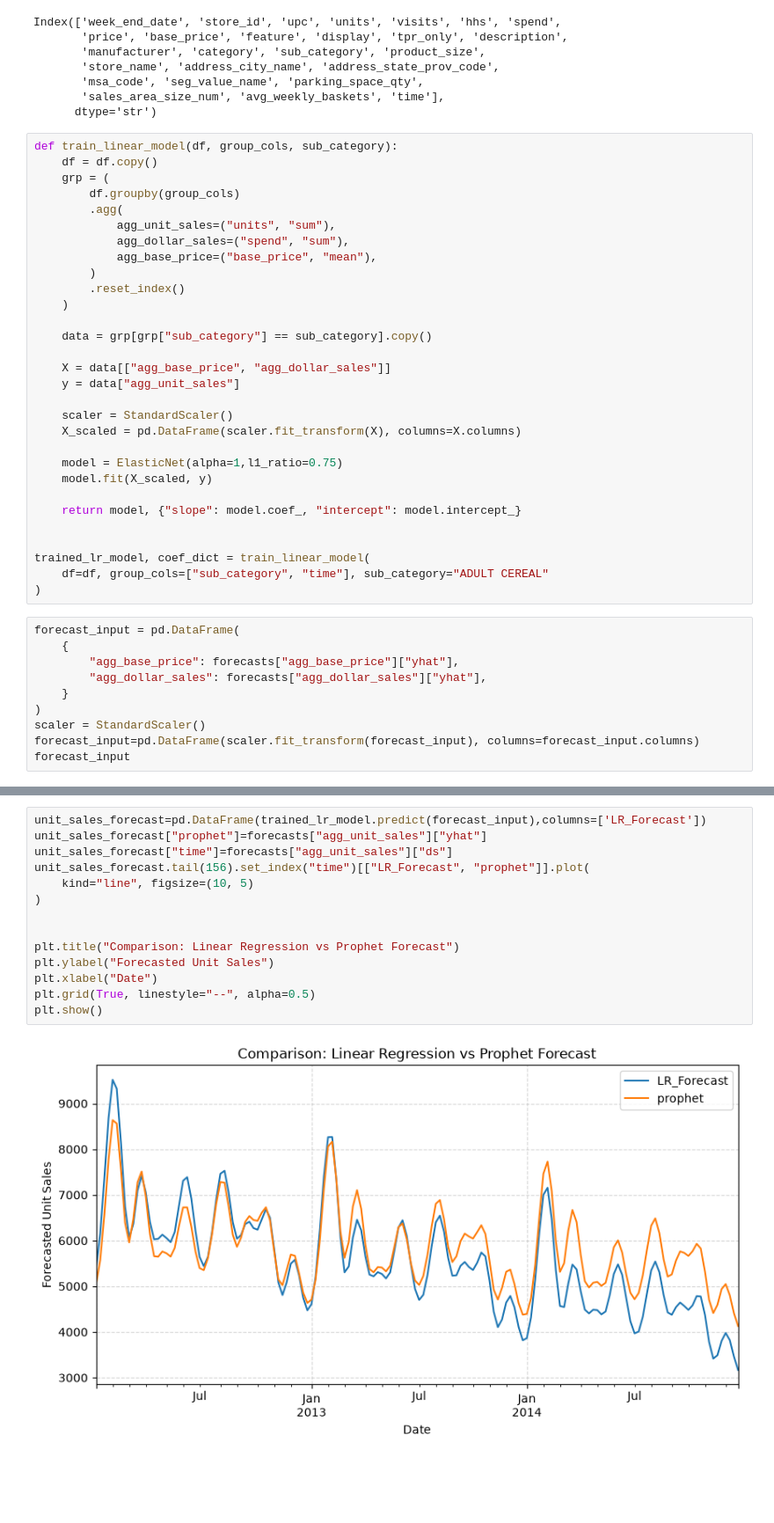
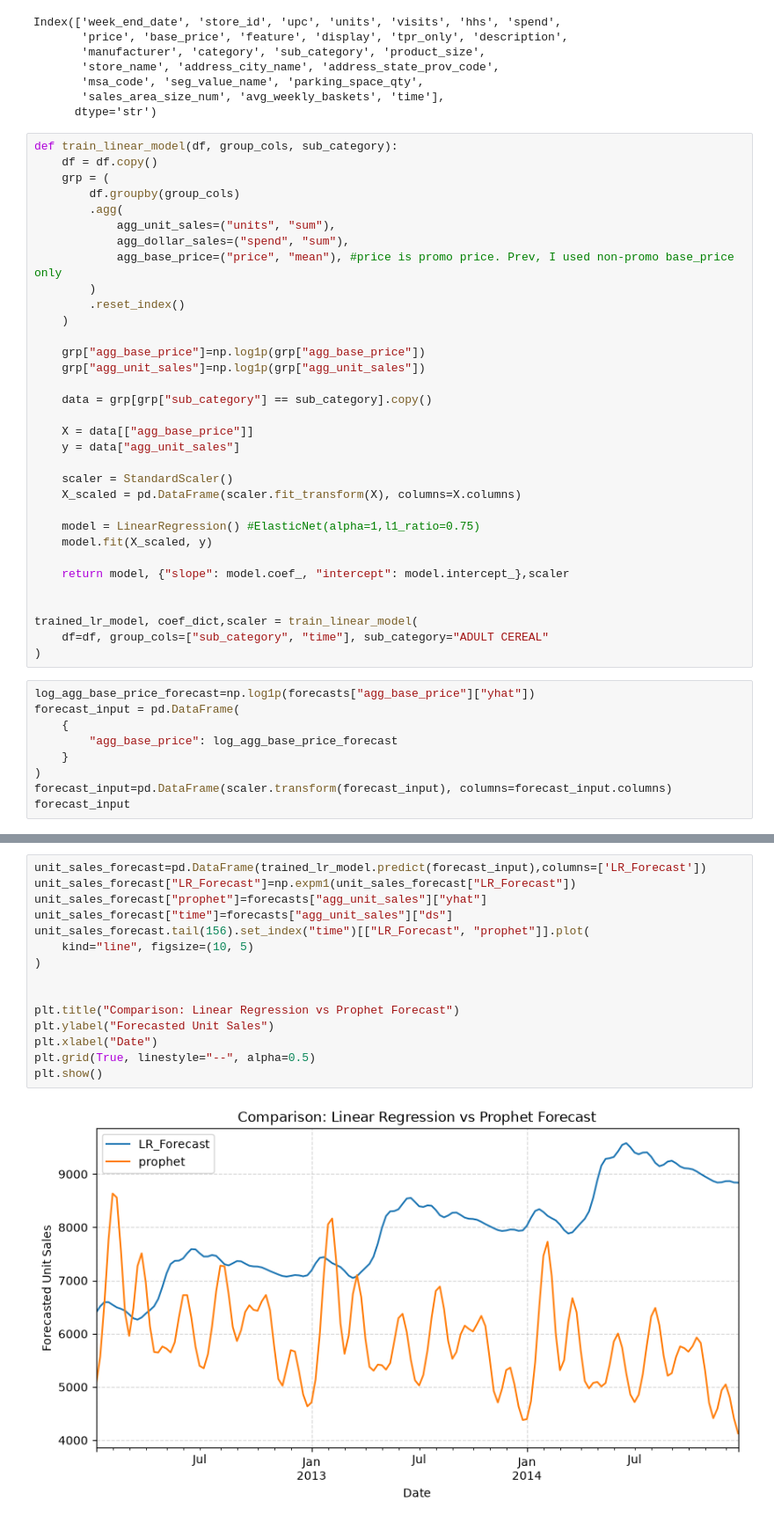
Before and after one commit to harshdhiman7/cpg-pricing-analytics, a Jupyter notebook: notebooks/demand_forecasting.ipynb, the cells around one changed output, grey strips where cells are left out. Shown at 88% size. Saved outputs shown, nothing was run; the diff lists cells and outputs as text; blank space fills up the shorter version.

Commit message:
demand forecast notebook update

```diff
--- a/notebooks/demand_forecasting.ipynb
+++ b/notebooks/demand_forecasting.ipynb
@@ -157,36 +157,38 @@ def train_linear_model(df, group_cols, sub_category):
         .agg(
             agg_unit_sales=("units", "sum"),
             agg_dollar_sales=("spend", "sum"),
-            agg_base_price=("base_price", "mean"),
+            agg_base_price=("price", "mean"), #price is promo price. Prev, I used non-promo base_price only
         )
         .reset_index()
     )
 
+    grp["agg_base_price"]=np.log1p(grp["agg_base_price"])
+    grp["agg_unit_sales"]=np.log1p(grp["agg_unit_sales"])
+
     data = grp[grp["sub_category"] == sub_category].copy()
 
-    X = data[["agg_base_price", "agg_dollar_sales"]]
+    X = data[["agg_base_price"]]
     y = data["agg_unit_sales"]
 
     scaler = StandardScaler()
     X_scaled = pd.DataFrame(scaler.fit_transform(X), columns=X.columns)
 
-    model = ElasticNet(alpha=1,l1_ratio=0.75)
+    model = LinearRegression() #ElasticNet(alpha=1,l1_ratio=0.75)
     model.fit(X_scaled, y)
 
-    return model, {"slope": model.coef_, "intercept": model.intercept_}
+    return model, {"slope": model.coef_, "intercept": model.intercept_},scaler
 
 
-trained_lr_model, coef_dict = train_linear_model(
+trained_lr_model, coef_dict,scaler = train_linear_model(
     df=df, group_cols=["sub_category", "time"], sub_category="ADULT CEREAL"
 )
 # %%
+log_agg_base_price_forecast=np.log1p(forecasts["agg_base_price"]["yhat"])
 forecast_input = pd.DataFrame(
     {
-        "agg_base_price": forecasts["agg_base_price"]["yhat"],
-        "agg_dollar_sales": forecasts["agg_dollar_sales"]["yhat"],
+        "agg_base_price": log_agg_base_price_forecast
     }
 )
-scaler = StandardScaler()
-forecast_input=pd.DataFrame(scaler.fit_transform(forecast_input), columns=forecast_input.columns)
+forecast_input=pd.DataFrame(scaler.transform(forecast_input), columns=forecast_input.columns)
 forecast_input
 # %% [output]
@@ -206,19 +208,20 @@ forecast_input
 # %%
 unit_sales_forecast=pd.DataFrame(trained_lr_model.predict(forecast_input),columns=['LR_Forecast'])
+unit_sales_forecast["LR_Forecast"]=np.expm1(unit_sales_forecast["LR_Forecast"])
 unit_sales_forecast["prophet"]=forecasts["agg_unit_sales"]["yhat"]
 unit_sales_forecast["time"]=forecasts["agg_unit_sales"]["ds"]
 unit_sales_forecast.tail(156).set_index("time")[["LR_Forecast", "prophet"]].plot(
     kind="line", figsize=(10, 5)
 )
 
 
 plt.title("Comparison: Linear Regression vs Prophet Forecast")
 plt.ylabel("Forecasted Unit Sales")
 plt.xlabel("Date")
 plt.grid(True, linestyle="--", alpha=0.5)
 plt.show()
 # %% [output]
-[figure, old version]
+[figure, new version]
 # %%
 unit_sales_forecast["year"]=unit_sales_forecast["time"].dt.year
 pivot=unit_sales_forecast.pivot_table(
```
Also changed, not shown: parts of 5 cells of this notebook.
